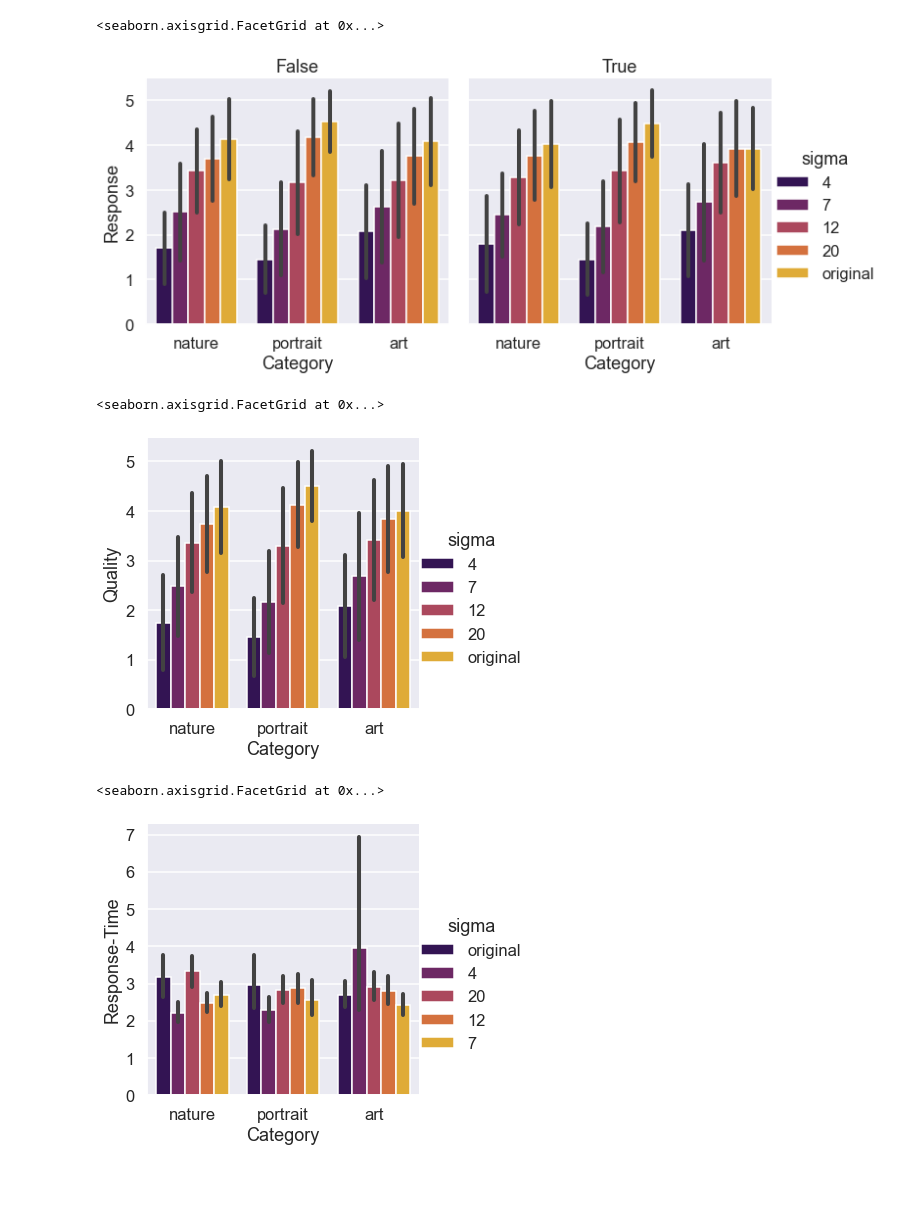
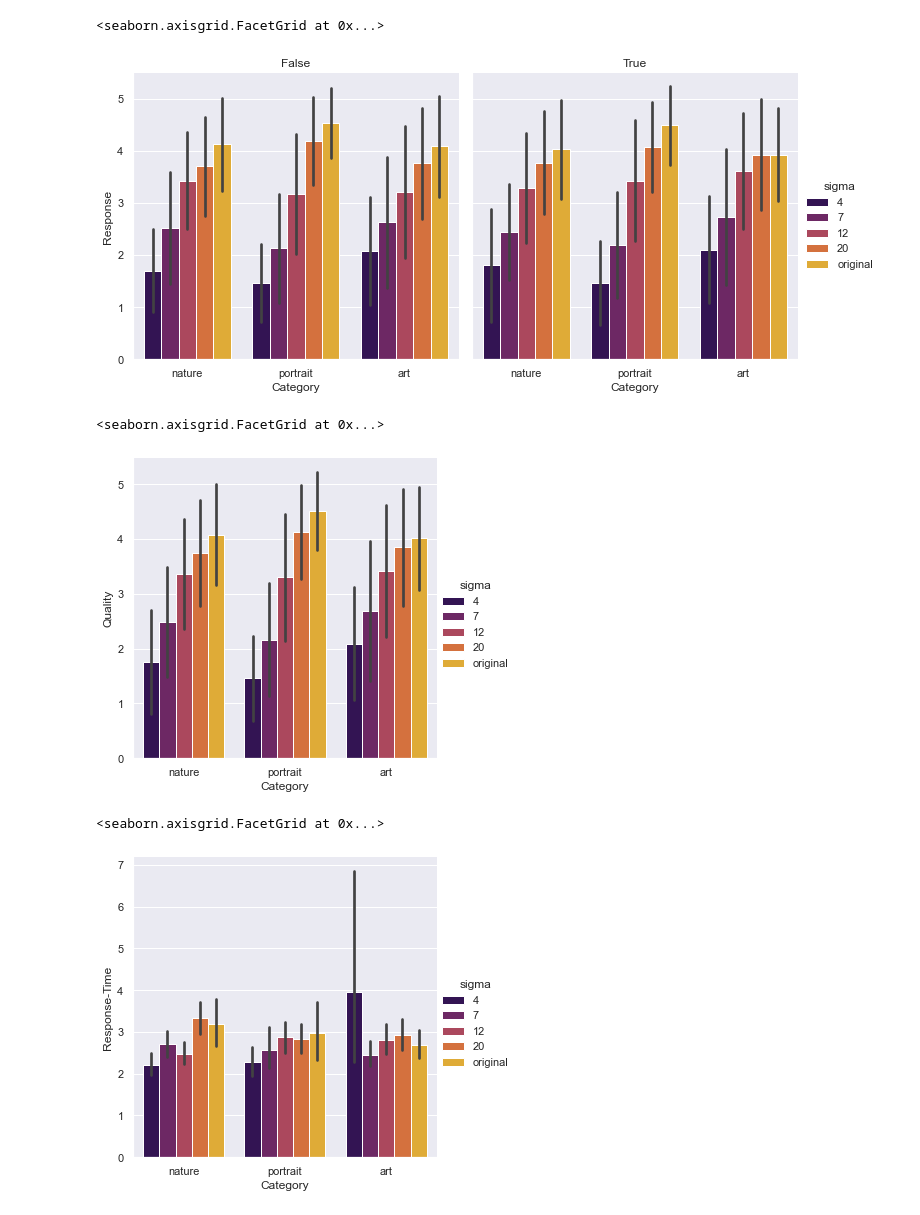
Before and after one commit to NerdPixel/PiQ, a Jupyter notebook: results/playground_joh.ipynb, the cells around one changed output. Drawn from its saved outputs; the diff is of its cells as text; code cells hidden in the pictures; blank space fills up the shorter version.

Commit message:
add some more plots

```diff
--- a/results/playground_joh.ipynb
+++ b/results/playground_joh.ipynb
@@ -1,9 +1,11 @@
 # %%
 import pandas as pd   # module to work with data in DataFrames.
 import seaborn as sns  # module to plot DataFrames in an easy way
+import numpy as np
 import matplotlib.pyplot as plt
-sns.set_context('talk') # try: 'talk', 'poster', 'notebook'
+sns.set_context('notebook') # try: 'talk', 'poster', 'notebook'
 sns.set_style("darkgrid")
 # %%
 df = pd.read_csv('result_final.csv', encoding='utf-8')
 df
+df['sigma'] = pd.Categorical(df['sigma'], ["4", "7", "12", "20", "original"])
@@ -38,23 +26,23 @@ for category in df['category'].unique():
 # %%
 g = sns.catplot(x='category', y='response', data=df, hue='sigma',
                 kind='bar', ci='sd',
                 palette='inferno',
-               col='rotation', hue_order=['4', '7', '12', '20', 'original'])
+               col='rotation')
 
 
 
 g.set_ylabels('Response')
 g.set_xlabels('Category')
 g.set_titles('{col_name}')
 
 #g.set(ylim = (1, 5))
 # %% [output]
 <seaborn.axisgrid.FacetGrid at 0x...>
-[figure, old version]
+[figure, new version]
 # %%
 g = sns.catplot(x='category', y='response', data=df, hue='sigma',
                 kind='bar', ci='sd',
-                palette='inferno', hue_order=['4', '7', '12', '20', 'original'])
+                palette='inferno')
 
 
 
@@ -65,7 +53,7 @@ g.set_titles('{col_name}')
 #g.set(ylim = (1, 5))
 # %% [output]
 <seaborn.axisgrid.FacetGrid at 0x...>
-[figure, old version]
+[figure, new version]
 # %%
 g = sns.catplot(x='category', y='resptime', data=df, hue='sigma',
                 kind='bar',
@@ -80,7 +68,7 @@ g.set_titles('{col_name}')
 #g.set(ylim = (1, 5))
 # %% [output]
 <seaborn.axisgrid.FacetGrid at 0x...>
-[figure, old version]
+[figure, new version]
 # %%
 g = sns.catplot(x='rotation', y='response', data=df, hue='sigma',
                 kind='bar', ci='sd',
```
Also changed, not shown: parts of 17 cells of this notebook.
